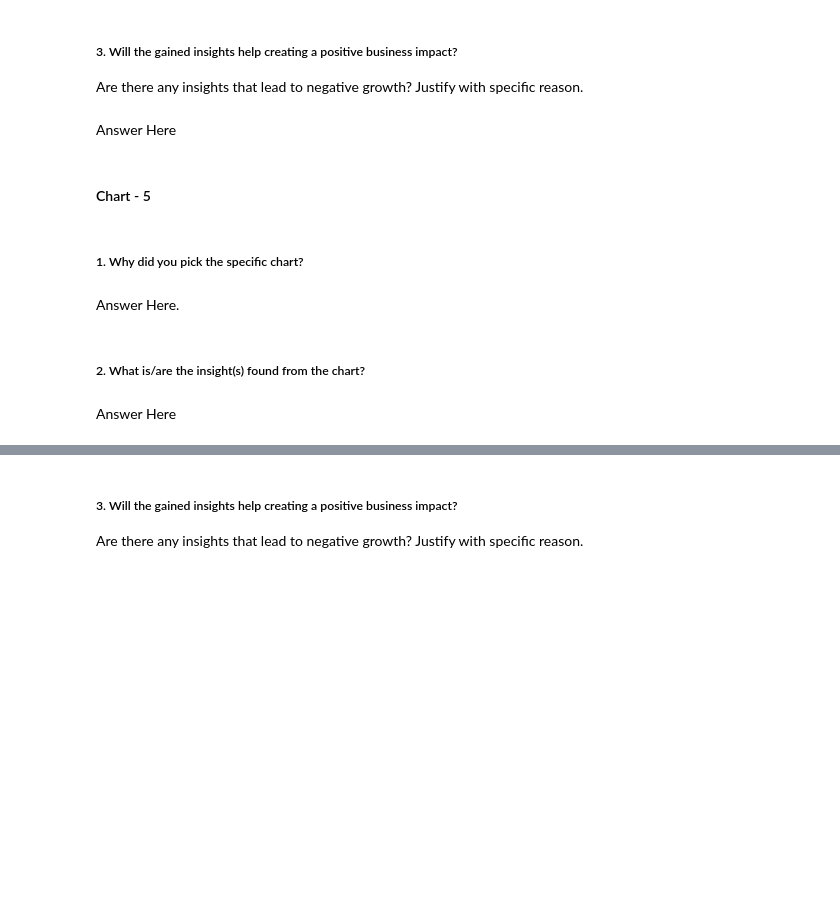
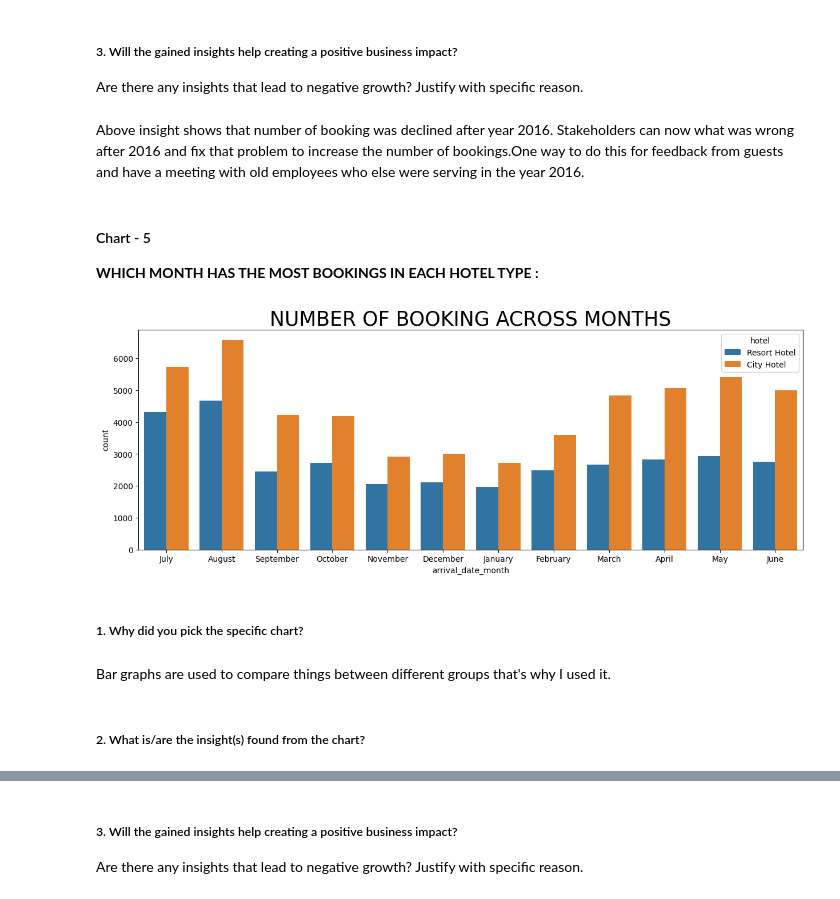
Before and after one commit to dipali-solake/EDA-PROJECT-Hotel-booking, a Jupyter notebook: EDA_Submission_Hotel_Booking.ipynb, the cells around one changed output, grey strips where cells are left out. Cells and saved outputs as stored; diff of their text form; code cells hidden in the pictures; blank space fills up the shorter version.

```diff
--- a/EDA_Submission_Hotel_Booking.ipynb
+++ b/EDA_Submission_Hotel_Booking.ipynb
@@ -559,7 +607,3 @@ Answer Here
 # %% [markdown]
 ##### 3. Will the gained insights help creating a positive business impact?
 Are there any insights that lead to negative growth? Justify with specific reason.
-# %% [markdown]
-Answer Here
-# %% [markdown]
-#### Chart - 5
@@ -568,8 +610,19 @@ Answer Here
+# %% [markdown]
+Above insight shows that number of booking was declined after year 2016. Stakeholders can now what was wrong after 2016 and fix that problem to increase the number of bookings.One way to do this for feedback from guests and have a meeting with old employees who else were serving in the year 2016.
+# %% [markdown]
+#### Chart - 5
+**WHICH MONTH HAS THE MOST BOOKINGS IN EACH HOTEL TYPE :**
+# %%
+# Chart - 5 visualization code
+plt.figure(figsize=(15,5))
+sns.countplot(x=df1['arrival_date_month'],hue=df1['hotel'])
+plt.title("NUMBER OF BOOKING ACROSS MONTHS",fontsize=25)
+plt.show()
+# %% [output]
+[figure, added]
 # %% [markdown]
 ##### 1. Why did you pick the specific chart?
-# %% [markdown]
-Answer Here.
+# %% [markdown]
+Bar graphs are used to compare things between different groups that's why I used it.
 # %% [markdown]
 ##### 2. What is/are the insight(s) found from the chart?
-# %% [markdown]
-Answer Here
```
Also changed, not shown: parts of 44 cells of this notebook.
